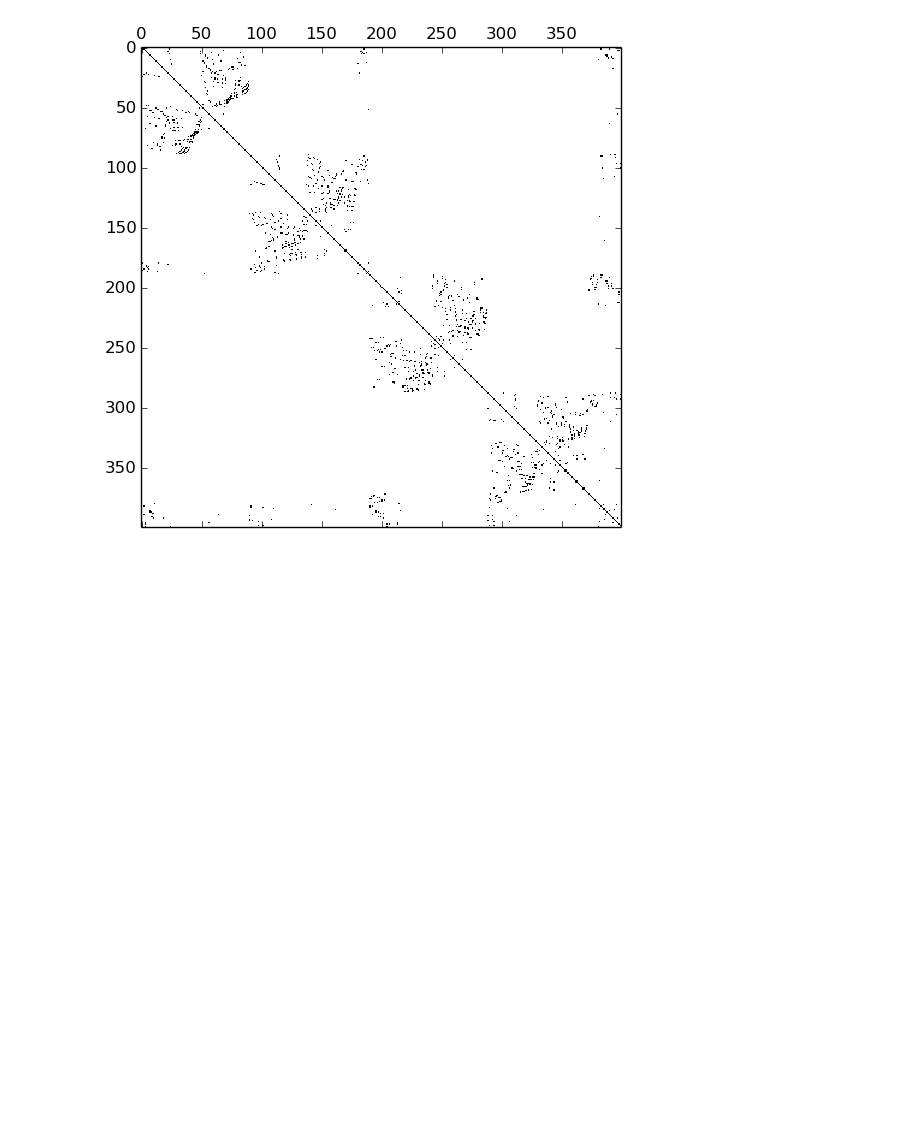
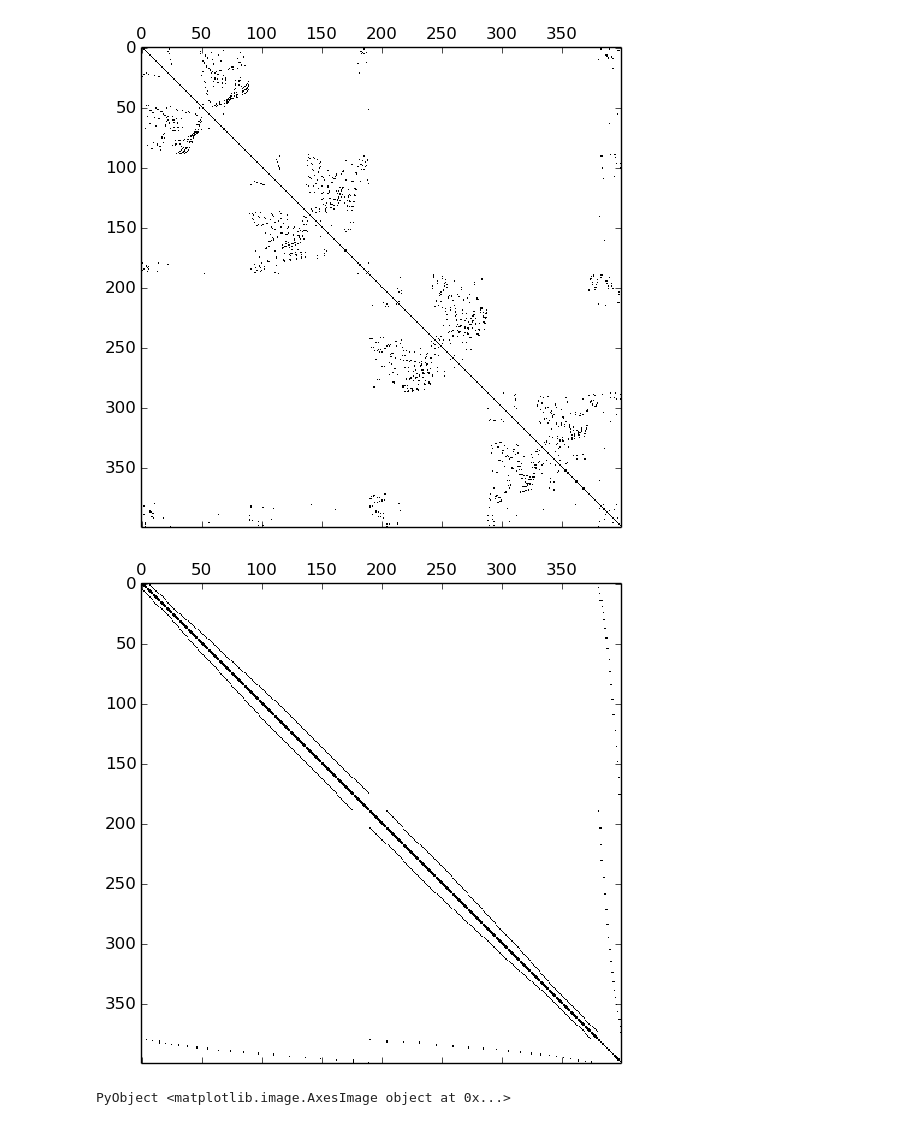
Before and after one commit to poulson/ATiNLA, a Jupyter notebook: Multifrontal.ipynb, the cells around one changed output. Drawn from its saved outputs; the diff is of its cells as text; code cells hidden in the pictures; blank space fills up the shorter version.

Commit message:
Making the julia syntax more idiomatic and slightly extending the Multifrontal notebook to make use of the new (but not yet integrated into Metis.jl) vertexSep routine

```diff
--- a/Multifrontal.ipynb
+++ b/Multifrontal.ipynb
@@ -12,26 +13,26 @@ INFO: Nothing to be done
 INFO: Nothing to be done
 # %%
 function Laplacian2d(nx,ny)
-    A = speye(nx*ny);
+    A = speye(nx*ny)
     for x=1:nx
         for y=1:ny
-            s = x+(y-1)*nx;
-            A[s,s] = 5;
+            s = x+(y-1)*nx
+            A[s,s] = 5
             if x > 1
-                A[s,s-1] = -1;
+                A[s,s-1] = -1
             end
             if x < nx
-                A[s,s+1] = -1;
+                A[s,s+1] = -1
             end
             if y > 1
-                A[s,s-nx] = -1;
+                A[s,s-nx] = -1
             end
             if y < ny
-                A[s,s+nx] = -1;;
+                A[s,s+nx] = -1
             end
         end
     end
-    return A;
+    A
 end
 
 nx=ny=20;
@@ -40,8 +41,35 @@ spy(L);
 # %% [output]
 [figure]
 # %%
-LCopy = copy(L);
-perm, iperm = nodeND(LCopy);
+perm, iperm = nodeND(L);
 spy(L[perm,perm]);
 # %% [output]
 [figure]
+# %%
+sizes, rootPart = vertexSep(L);
+
+function partToPerm(part)
+    sizes = zeros(Int32,3)
+    offsets = zeros(Int32,3)
+    n = length(part)
+    for j=1:n
+        sizes[part[j]+1] += 1
+    end
+    offsets[1] = 0
+    offsets[2] = sizes[1]
+    offsets[3] = sizes[1] + sizes[2]
+
+    perm = zeros(Int32,n)
+    for j=1:n
+        partVal = part[j]
+        perm[offsets[partVal+1]+1] = j
+        offsets[partVal+1] += 1
+    end
+    perm
+end
+
+rootPerm = partToPerm(rootPart)
+spy(L[rootPerm,rootPerm])
+# %% [output]
+[figure, added]
+PyObject <matplotlib.image.AxesImage object at 0x...>
```
Also changed, not shown: parts of 1 cell of this notebook, 3 other files.
